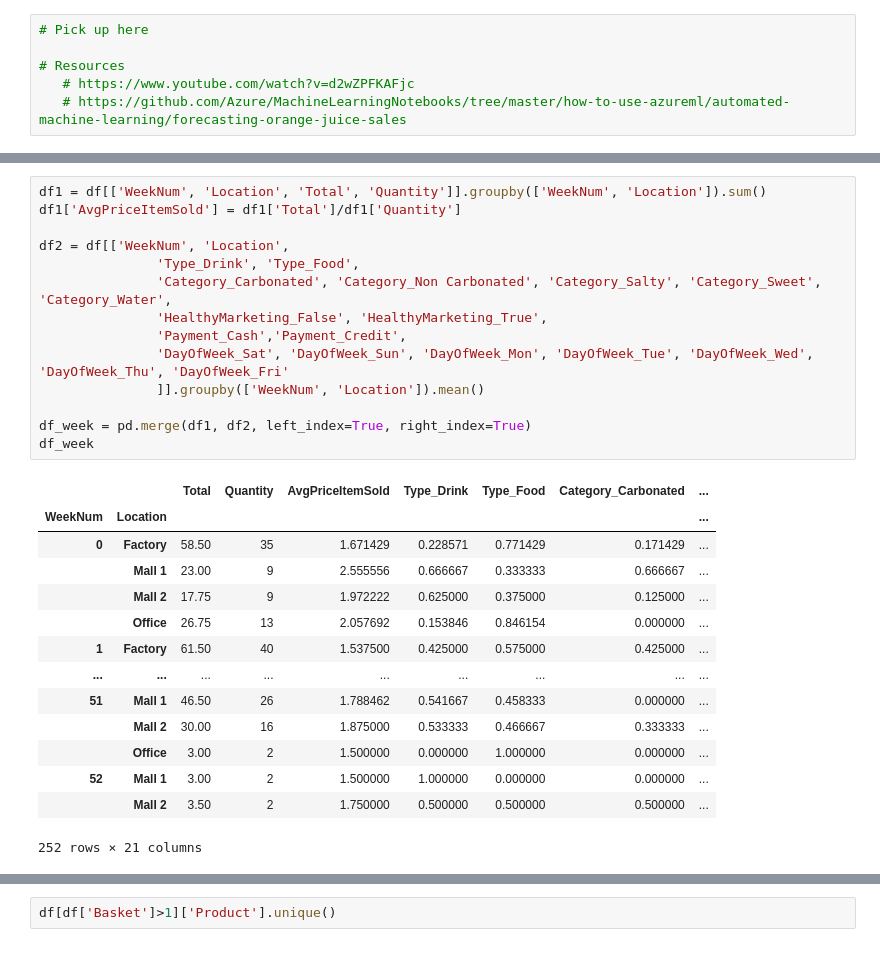
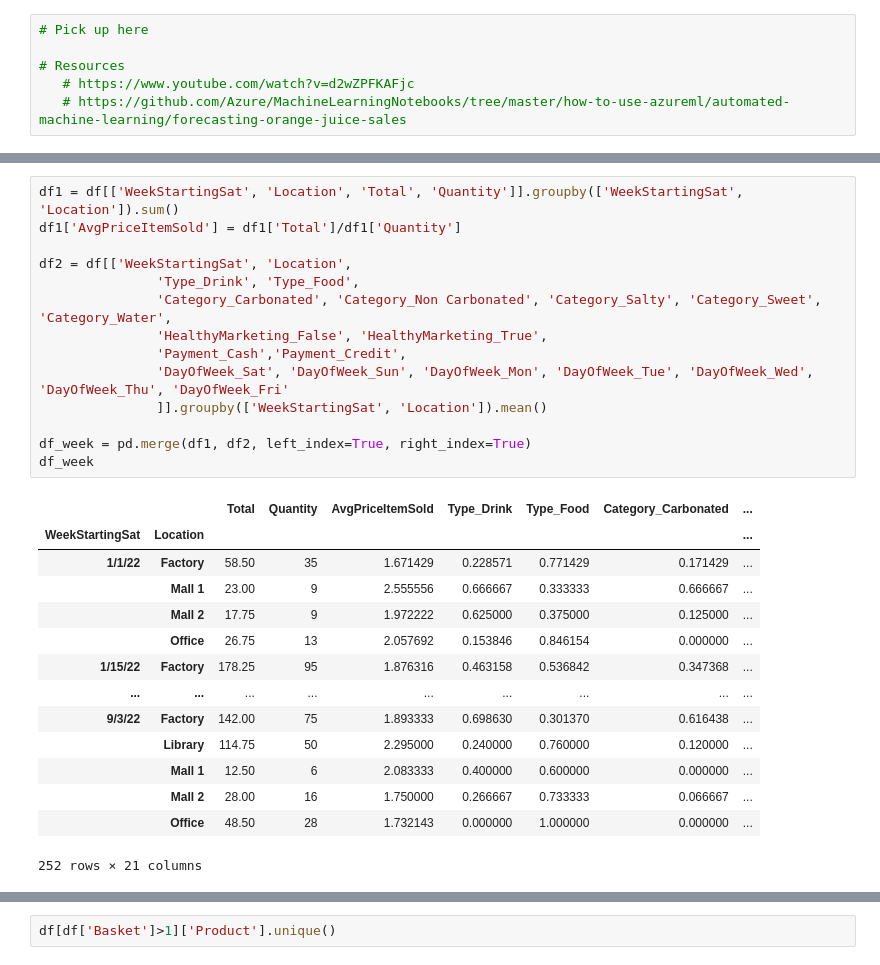
Before and after one commit to tomweinandy/AIinPowerBI, a Jupyter notebook: clean_vending_data.ipynb, the cells around one changed output, grey strips where cells are left out. Saved outputs shown, nothing was run; the diff lists cells and outputs as text.

```diff
--- a/clean_vending_data.ipynb
+++ b/clean_vending_data.ipynb
@@ -64,29 +71,29 @@ df
 # %%
-df1 = df[['WeekNum', 'Location', 'Total', 'Quantity']].groupby(['WeekNum', 'Location']).sum()
+df1 = df[['WeekStartingSat', 'Location', 'Total', 'Quantity']].groupby(['WeekStartingSat', 'Location']).sum()
 df1['AvgPriceItemSold'] = df1['Total']/df1['Quantity']
 
-df2 = df[['WeekNum', 'Location',
+df2 = df[['WeekStartingSat', 'Location',
                'Type_Drink', 'Type_Food',
                'Category_Carbonated', 'Category_Non Carbonated', 'Category_Salty', 'Category_Sweet', 'Category_Water',
                'HealthyMarketing_False', 'HealthyMarketing_True',
                'Payment_Cash','Payment_Credit',
                'DayOfWeek_Sat', 'DayOfWeek_Sun', 'DayOfWeek_Mon', 'DayOfWeek_Tue', 'DayOfWeek_Wed', 'DayOfWeek_Thu', 'DayOfWeek_Fri'
-               ]].groupby(['WeekNum', 'Location']).mean()
+               ]].groupby(['WeekStartingSat', 'Location']).mean()
 
 df_week = pd.merge(df1, df2, left_index=True, right_index=True)
 df_week
 # %% [output]
 |  |  | Total | Quantity | AvgPriceItemSold | Type_Drink | Type_Food | Category_Carbonated | ... |
-| WeekNum | Location |  |  |  |  |  |  | ... |
-| 0 | Factory | 58.50 | 35 | 1.671429 | 0.228571 | 0.771429 | 0.171429 | ... |
+| WeekStartingSat | Location |  |  |  |  |  |  | ... |
+| 1/1/22 | Factory | 58.50 | 35 | 1.671429 | 0.228571 | 0.771429 | 0.171429 | ... |
 |  | Mall 1 | 23.00 | 9 | 2.555556 | 0.666667 | 0.333333 | 0.666667 | ... |
 |  | Mall 2 | 17.75 | 9 | 1.972222 | 0.625000 | 0.375000 | 0.125000 | ... |
 |  | Office | 26.75 | 13 | 2.057692 | 0.153846 | 0.846154 | 0.000000 | ... |
-| 1 | Factory | 61.50 | 40 | 1.537500 | 0.425000 | 0.575000 | 0.425000 | ... |
+| 1/15/22 | Factory | 178.25 | 95 | 1.876316 | 0.463158 | 0.536842 | 0.347368 | ... |
 | ... | ... | ... | ... | ... | ... | ... | ... | ... |
-| 51 | Mall 1 | 46.50 | 26 | 1.788462 | 0.541667 | 0.458333 | 0.000000 | ... |
-|  | Mall 2 | 30.00 | 16 | 1.875000 | 0.533333 | 0.466667 | 0.333333 | ... |
-|  | Office | 3.00 | 2 | 1.500000 | 0.000000 | 1.000000 | 0.000000 | ... |
-| 52 | Mall 1 | 3.00 | 2 | 1.500000 | 1.000000 | 0.000000 | 0.000000 | ... |
-|  | Mall 2 | 3.50 | 2 | 1.750000 | 0.500000 | 0.500000 | 0.500000 | ... |
+| 9/3/22 | Factory | 142.00 | 75 | 1.893333 | 0.698630 | 0.301370 | 0.616438 | ... |
+|  | Library | 114.75 | 50 | 2.295000 | 0.240000 | 0.760000 | 0.120000 | ... |
+|  | Mall 1 | 12.50 | 6 | 2.083333 | 0.400000 | 0.600000 | 0.000000 | ... |
+|  | Mall 2 | 28.00 | 16 | 1.750000 | 0.266667 | 0.733333 | 0.066667 | ... |
+|  | Office | 48.50 | 28 | 1.732143 | 0.000000 | 1.000000 | 0.000000 | ... |
 252 rows × 21 columns
```
Also changed, not shown: parts of 20 cells of this notebook, 3 other files.
